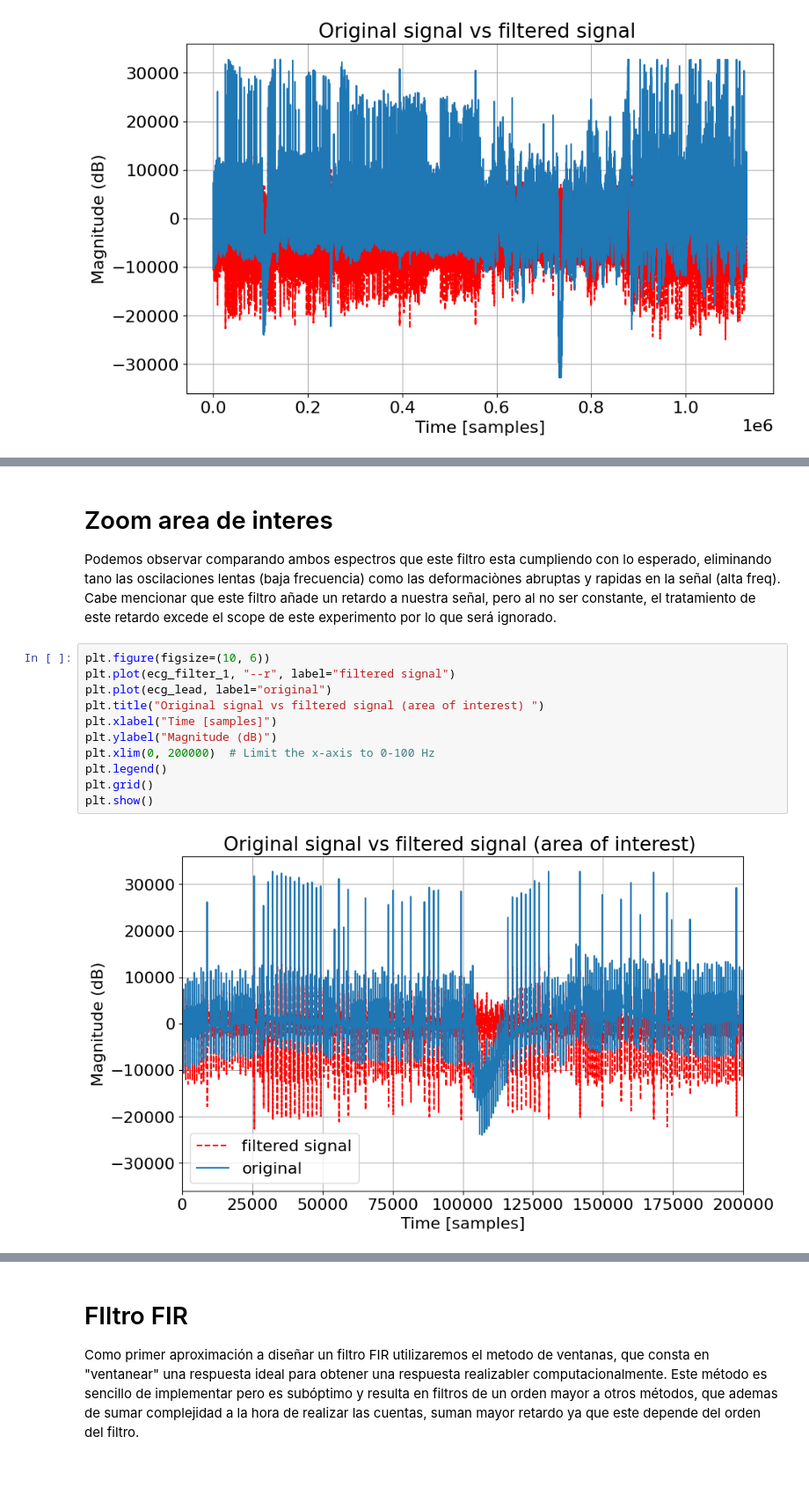
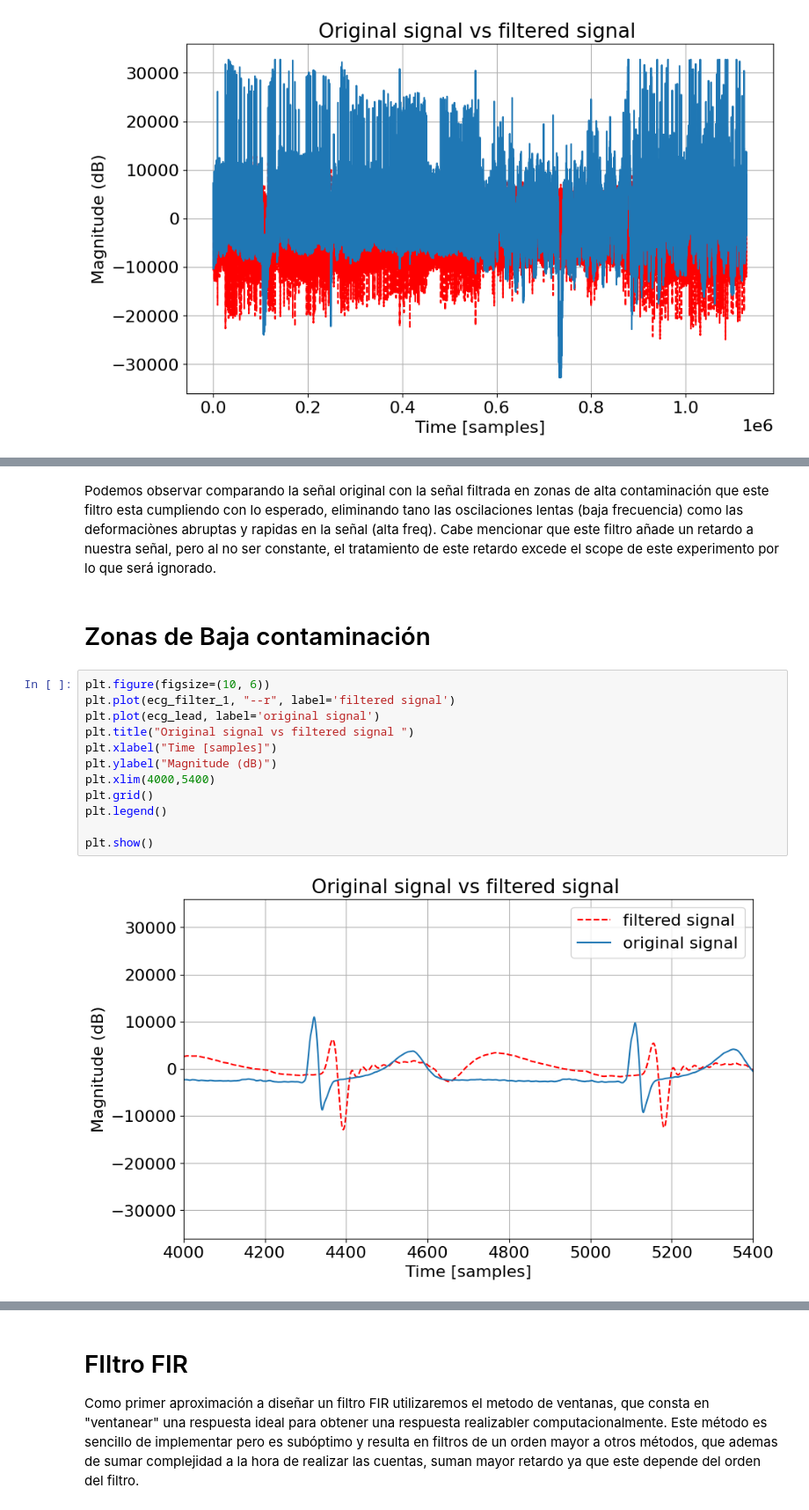
Before and after one commit to joacocibeira/PDS, a Jupyter notebook: tp_09/tp_09.ipynb, the cells around one changed output, grey strips where cells are left out. Shown at 88% size. Cells and saved outputs as stored; diff of their text form; blank space fills up the shorter version.

```diff
--- a/tp_09/tp_09.ipynb
+++ b/tp_09/tp_09.ipynb
@@ -101,17 +145,19 @@ plt.show()
 # %% [markdown]
-# Zoom area de interes
-Podemos observar comparando ambos espectros que este filtro esta cumpliendo con lo esperado, eliminando tano las oscilaciones lentas (baja frecuencia) como las deformaciònes abruptas y rapidas en la señal (alta freq).
+Podemos observar comparando la señal original con la señal filtrada en zonas de alta contaminación que este filtro esta cumpliendo con lo esperado, eliminando tano las oscilaciones lentas (baja frecuencia) como las deformaciònes abruptas y rapidas en la señal (alta freq).
 Cabe mencionar que este filtro añade un retardo a nuestra señal, pero al no ser constante, el tratamiento de este retardo excede el scope de este experimento por lo que será ignorado.
+# %% [markdown]
+# Zonas de Baja contaminación
 # %%
 plt.figure(figsize=(10, 6))
-plt.plot(ecg_filter_1, "--r", label="filtered signal")
-plt.plot(ecg_lead, label="original")
-plt.title("Original signal vs filtered signal (area of interest) ")
+plt.plot(ecg_filter_1, "--r", label='filtered signal')
+plt.plot(ecg_lead, label='original signal')
+plt.title("Original signal vs filtered signal ")
 plt.xlabel("Time [samples]")
 plt.ylabel("Magnitude (dB)")
-plt.xlim(0, 200000)  # Limit the x-axis to 0-100 Hz
+plt.xlim(4000,5400)
+plt.grid()
 plt.legend()
-plt.grid()
+
 plt.show()
 # %% [output]
-[figure, old version]
+[figure, new version]
```
Also changed, not shown: parts of 15 cells of this notebook.
